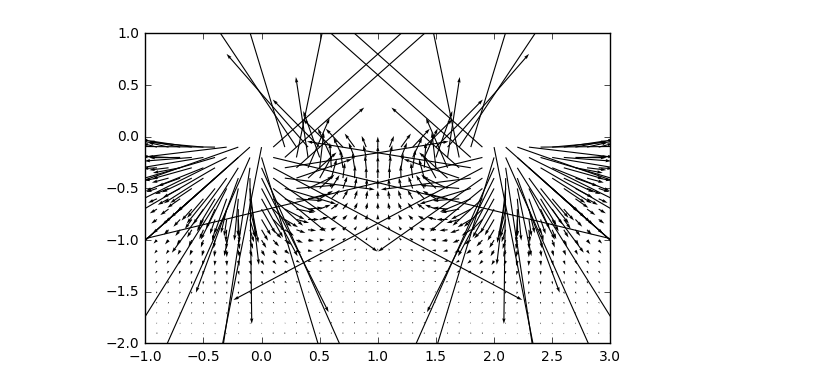
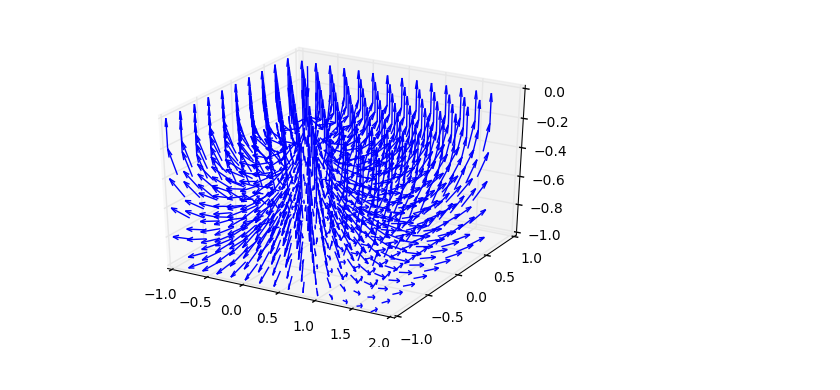
Before and after one commit to KipCrossing/EMIsensor, a Jupyter notebook: graphit.ipynb, the cells around one changed output. Cells and saved outputs as stored; diff of their text form; code cells hidden in the pictures.

```diff
--- a/graphit.ipynb
+++ b/graphit.ipynb
@@ -1,30 +1,37 @@
 # %%
 import csv
 import numpy as np
 import matplotlib.pyplot as plt
+from mpl_toolkits.mplot3d import Axes3D
+
+path = "C:/Users/kcro5515/EMIsensor/"
+
+file = "3D_Field_0.2_([0, 0, 1], [0, 0, 0])_None_([0, 0, 1], [1, 0, 0]).csv"
 
 plot_vector2 = []
 
-with open('2Dfield/0m/([1, 0, 1], [-1, 0, 1]).csv') as csvfile:
+with open(path+file) as csvfile:
     readCSV = csv.reader(csvfile, delimiter=',')
     for row in readCSV:
         try:
             row_float = [float(i) for i in row]
             plot_vector2.append(row_float)
         except:
             pass
     plot_vector2.pop(0)
 
 
 
 soa =np.array(plot_vector2)
-X,Y,U,V = zip(*soa)
-plt.figure()
-ax = plt.gca()
-ax.quiver(X,Y,U,V,angles='xy',scale_units='xy',scale=10000000000000)
-ax.set_xlim([-1,3])
-ax.set_ylim([-2,1])
-plt.draw()
+X,Y,Z,U,V,W = zip(*soa)
+fig = plt.figure()
+ax = fig.gca(projection='3d')
+ax.set_xlim3d(-1, 2)
+ax.set_ylim3d(-1, 1)
+ax.set_zlim3d(-1, 0)
+ax.quiver(X,Y,Z,U,V,W,length = 0.2)
+
+#plt.draw()
 plt.show()
 # %% [output]
-[figure, old version]
+[figure, new version]
```
Also changed, not shown: parts of 1 cell of this notebook, 38 other files.
